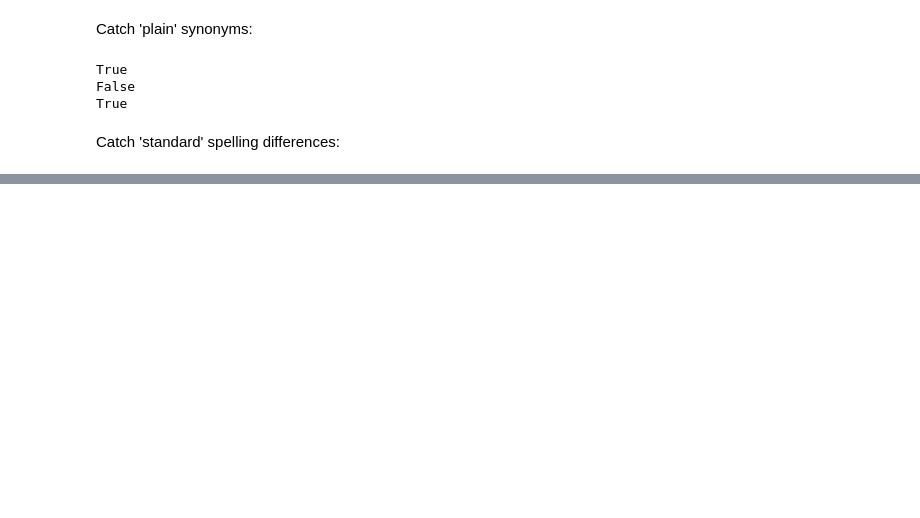
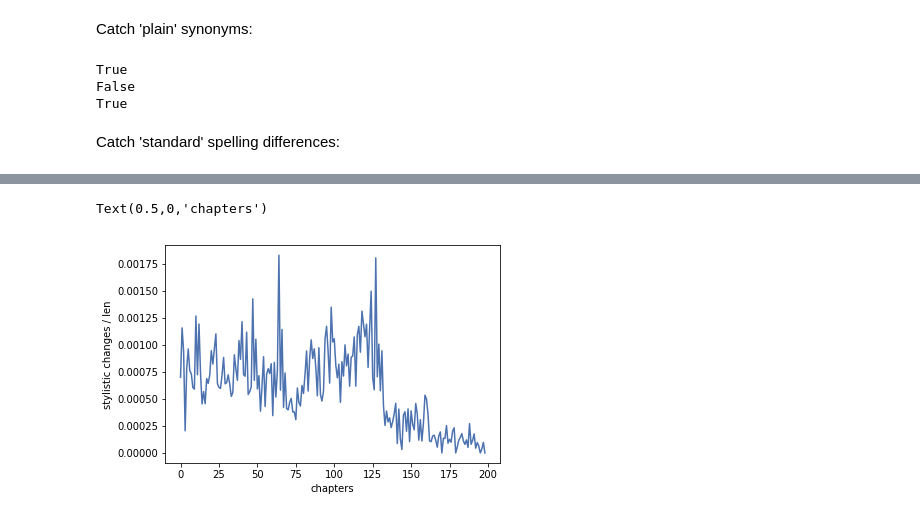
Before and after one commit to mikekestemont/potter, a Jupyter notebook: harry/collation/Collation.ipynb, the cells around one changed output, grey strips where cells are left out. Saved outputs shown, nothing was run; the diff lists cells and outputs as text; code cells hidden in the pictures; blank space fills up the shorter version.

```diff
--- a/harry/collation/Collation.ipynb
+++ b/harry/collation/Collation.ipynb
@@ -229,0 +420,5 @@ KeyboardInterrupt:
+# %%
+df = pd.read_csv('align.csv')
+df = df.infer_objects()
+df['norm'] = df['style'] / df['len']
+df.describe()
@@ -229,0 +435,7 @@ KeyboardInterrupt:
+# %%
+ax = df['norm'].plot()
+ax.set_ylabel('stylistic changes / len')
+ax.set_xlabel('chapters')
+# %% [output]
+Text(0.5,0,'chapters')
+[figure, added]
```
Also changed, not shown: parts of 27 cells of this notebook.
